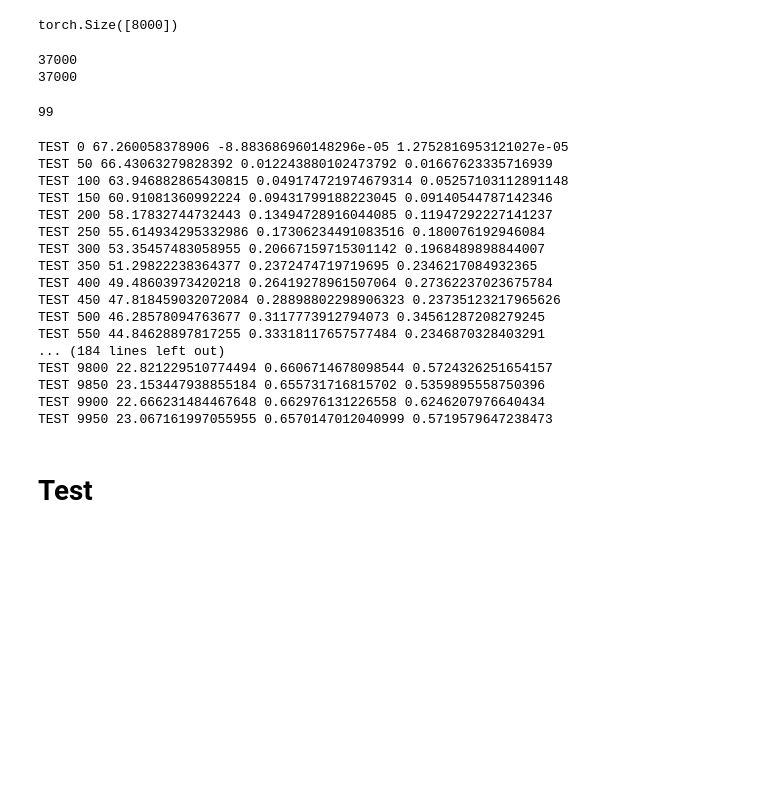
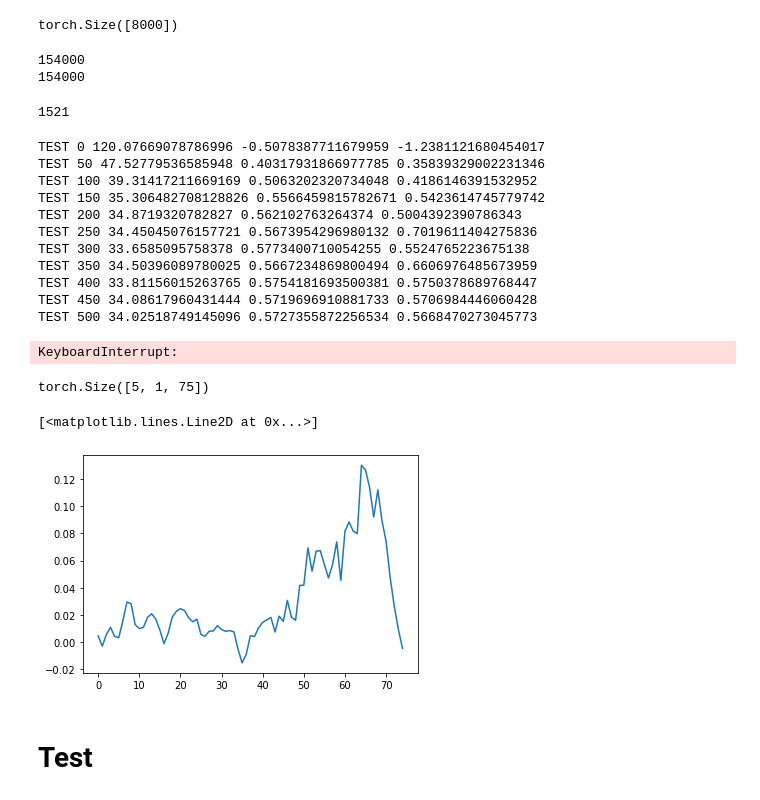
Before and after one commit to yjkimnada/cambridge, a Jupyter notebook: shGLM/gumbel_V2_NS_shGLM_fit.ipynb, the cells around one changed output. Drawn from its saved outputs; the diff is of its cells as text; code cells hidden in the pictures; blank space fills up the shorter version.

```diff
--- a/shGLM/gumbel_V2_NS_shGLM_fit.ipynb
+++ b/shGLM/gumbel_V2_NS_shGLM_fit.ipynb
@@ -12,12 +12,13 @@ import torch.distributions as dist
 # %% [markdown]
 # Hyperparams
 # %%
-train_T = 20000
+train_T = 40000
 test_T = 8000
-T_syn = 200
-T_hist = 200
+T_syn = 75
+T_hist = 75
 C_den = torch.zeros(5,5)
 C_den[0,1:] = 1
+#C_den = torch.zeros(1).reshape(1,1)
 sub_no = C_den.shape[0]
 
 batch_size = 1500
@@ -75,7 +78,7 @@ train_S_I = torch.from_numpy(train_S_I)
 test_S_E = torch.from_numpy(test_S_E).float().cuda()
 test_S_I = torch.from_numpy(test_S_I).float().cuda()
 # %%
-repeat_no = 2
+repeat_no = 4
 batch_no = (train_V_ref.shape[0] - batch_size) * repeat_no
 train_idx = np.empty((repeat_no, train_V_ref.shape[0] - batch_size))
 for i in range(repeat_no):
@@ -88,16 +91,17 @@ train_idx = torch.from_numpy(train_idx)
 print(batch_no)
 print(train_idx.shape[0])
 # %% [output]
-37000
-37000
+154000
+154000
 # %%
-optimizer = optim.Adam(model.parameters(), lr=0.005)
+optimizer = optim.Adam(model.parameters(), lr=0.002)
+#optimizer = optim.SGD(model.parameters(), lr=0.0002, momentum=0.9)
 print(sum(p.numel() for p in model.parameters() if p.requires_grad))
 scheduler = optim.lr_scheduler.StepLR(optimizer, step_size=3000, gamma=0.5)
 # %% [output]
-99
+1521
 # %%
-batch_no = 10000
+#batch_no = 10000
 loss_array = np.empty((batch_no//100, 2))
 
 for i in tnrange(batch_no):
@@ -131,29 +135,33 @@ for i in tnrange(batch_no):
         print("TEST", i, test_loss.item(), test_score.item(), train_score.item())
         #print(torch.mean(test_spikes, 0).cpu().detach().numpy())
         #print(torch.mean(spike_probs, 0).cpu().detach().numpy())
-        if i%100 == 0:
-            torch.save(model.state_dict(), "/media/hdd01/sklee/cont_shglm/burst_L23_NS_sub5_s2_h2_shglm_i"+str(i)+".pt")
-            loss_array[i//100,0] = i
-            loss_array[i//100,1] = test_score
-            np.save("/media/hdd01/sklee/cont_shglm/burst_L23_NS_test_scores.npy", loss_array)
+        #if i%100 == 0:
+            #torch.save(model.state_dict(), "/media/hdd01/sklee/cont_shglm/burst_L23_NS_sub5_s2_h2_shglm_i"+str(i)+".pt")
+            #loss_array[i//100,0] = i
+            #loss_array[i//100,1] = test_score
+            #np.save("/media/hdd01/sklee/cont_shglm/burst_L23_NS_test_scores.npy", loss_array)
 # %% [output]
-TEST 0 67.260058378906 -8.883686960148296e-05 1.2752816953121027e-05
-TEST 50 66.43063279828392 0.012243880102473792 0.01667623335716939
-TEST 100 63.946882865430815 0.049174721974679314 0.05257103112891148
-TEST 150 60.91081360992224 0.09431799188223045 0.09140544787142346
-TEST 200 58.17832744732443 0.13494728916044085 0.11947292227141237
-TEST 250 55.614934295332986 0.17306234491083516 0.180076192946084
-TEST 300 53.35457483058955 0.20667159715301142 0.1968489898844007
-TEST 350 51.29822238364377 0.2372474719719695 0.2346217084932365
-TEST 400 49.48603973420218 0.26419278961507064 0.27362237023675784
-TEST 450 47.818459032072084 0.28898802298906323 0.23735123217965626
-TEST 500 46.28578094763677 0.3117773912794073 0.34561287208279245
-TEST 550 44.84628897817255 0.33318117657577484 0.2346870328403291
-... (184 lines left out)
-TEST 9800 22.821229510774494 0.6606714678098544 0.5724326251654157
-TEST 9850 23.153447938855184 0.655731716815702 0.5359895558750396
-TEST 9900 22.666231484467648 0.662976131226558 0.6246207976640434
-TEST 9950 23.067161997055955 0.6570147012040999 0.5719579647238473
+TEST 0 120.07669078786996 -0.5078387711679959 -1.2381121680454017
+TEST 50 47.52779536585948 0.40317931866977785 0.35839329002231346
+TEST 100 39.31417211669169 0.5063202320734048 0.4186146391532952
+TEST 150 35.306482708128826 0.5566459815782671 0.5423614745779742
+TEST 200 34.8719320782827 0.562102763264374 0.5004392390786343
+TEST 250 34.45045076157721 0.5673954296980132 0.7019611404275836
+TEST 300 33.6585095758378 0.5773400710054255 0.5524765223675138
+TEST 350 34.50396089780025 0.5667234869800494 0.6606976485673959
+TEST 400 33.81156015263765 0.5754181693500381 0.5750378689768447
+TEST 450 34.08617960431444 0.5719696910881733 0.5706984446060428
+TEST 500 34.02518749145096 0.5727355872256534 0.5668470273045773
+KeyboardInterrupt:
+# %%
+print(model.conv_e.weight.shape)
+# %% [output]
+torch.Size([5, 1, 75])
+# %%
+plt.plot(model.conv_e.weight[1,0,:].cpu().detach().numpy())
+# %% [output]
+[<matplotlib.lines.Line2D at 0x...>]
+[figure, added]
 # %% [markdown]
 # Test
 # %%
```
Also changed, not shown: parts of 1 cell of this notebook, 8 other files.
